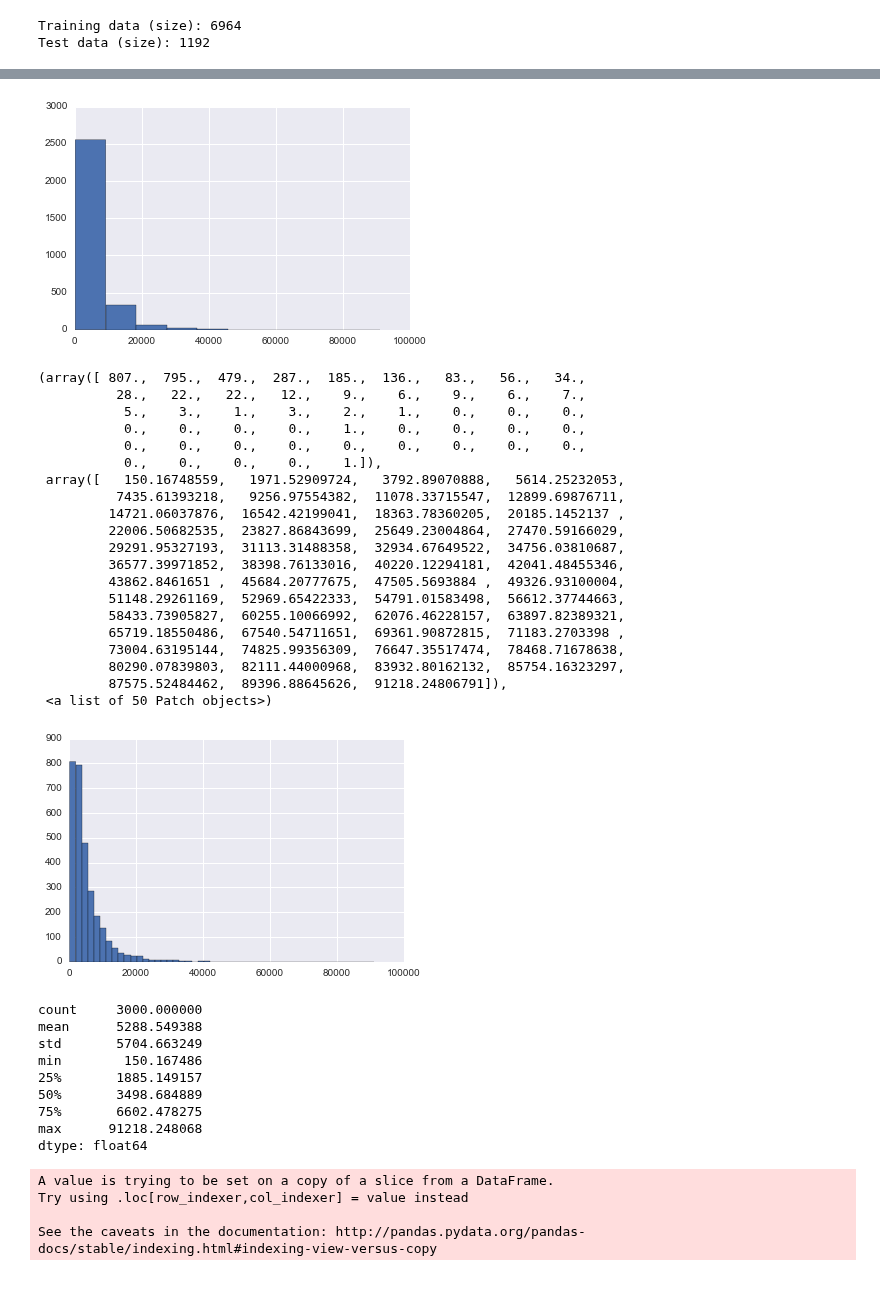
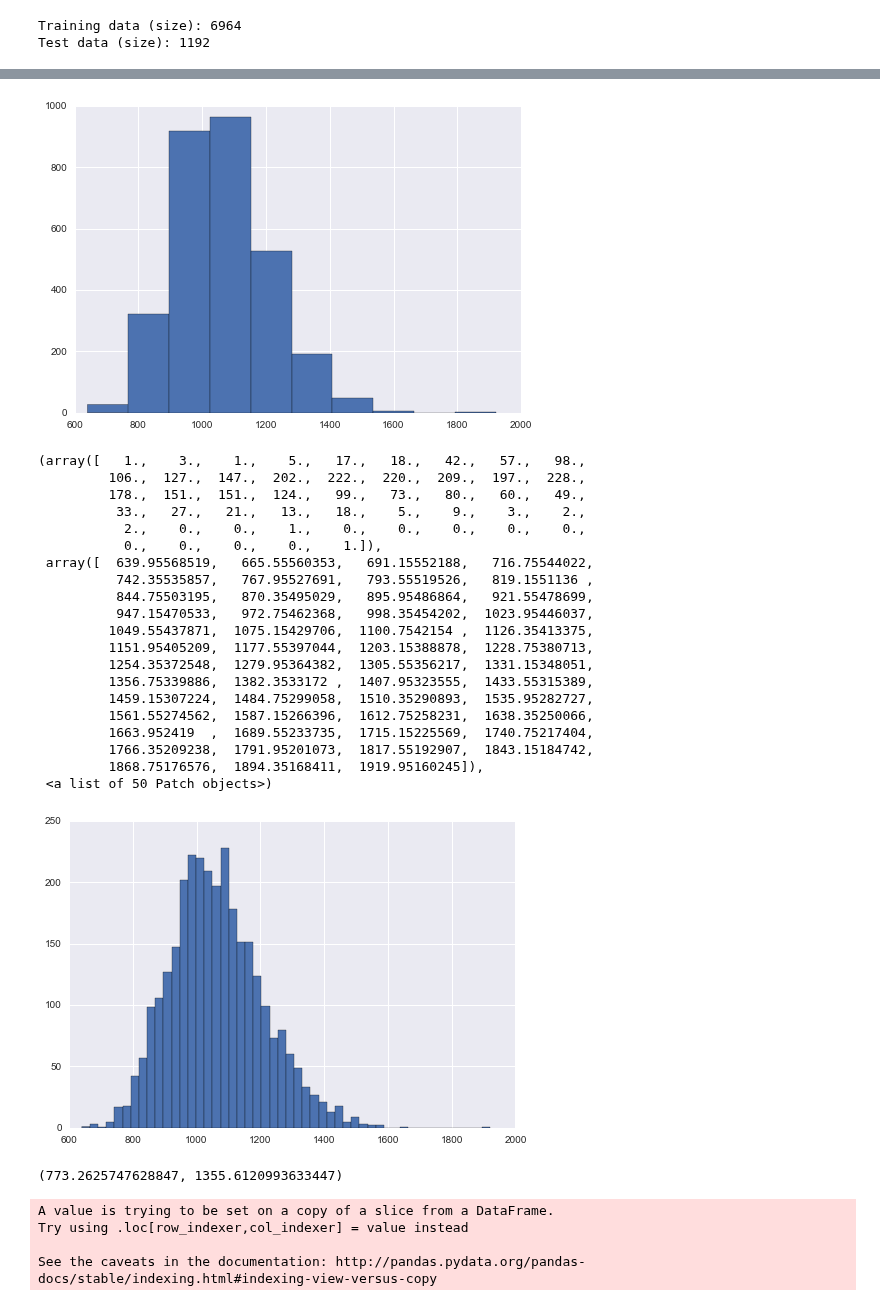
Before and after one commit to savourylie/Stock-Price-Forecaster, a Jupyter notebook: TradingBot/TradingBot.ipynb, the cells around one changed output, grey strips where cells are left out. Drawn from its saved outputs; the diff is of its cells as text; code cells hidden in the pictures.

Commit message:
Chimp now uses all data to predict from 2016-7-1 to 2016-9-27 (rolling for each date)

```diff
--- a/TradingBot/TradingBot.ipynb
+++ b/TradingBot/TradingBot.ipynb
@@ -805,7 +805,7 @@ class MonkeyBot:
             self.reset()
         print("Monkey: {0} times simulation took {1} seconds".format(iters, time.time() - start_time))
 
-monkey = MonkeyBot(data_train)
+monkey = MonkeyBot(data_full.iloc[7718:])
 
 start_time = time.time()
 iters = 3000
@@ -845,41 +849,34 @@ Monkey: 3000 times simulation took 125.078974962 seconds
-[figure, old version]
+[figure, new version]
 # %%
 plt.hist(monkey.pv_history_list, bins=50)
 # %% [output]
-(array([ 807.,  795.,  479.,  287.,  185.,  136.,   83.,   56.,   34.,
-          28.,   22.,   22.,   12.,    9.,    6.,    9.,    6.,    7.,
-           5.,    3.,    1.,    3.,    2.,    1.,    0.,    0.,    0.,
-           0.,    0.,    0.,    0.,    1.,    0.,    0.,    0.,    0.,
-           0.,    0.,    0.,    0.,    0.,    0.,    0.,    0.,    0.,
+(array([   1.,    3.,    1.,    5.,   17.,   18.,   42.,   57.,   98.,
+         106.,  127.,  147.,  202.,  222.,  220.,  209.,  197.,  228.,
+         178.,  151.,  151.,  124.,   99.,   73.,   80.,   60.,   49.,
+          33.,   27.,   21.,   13.,   18.,    5.,    9.,    3.,    2.,
+           2.,    0.,    0.,    1.,    0.,    0.,    0.,    0.,    0.,
            0.,    0.,    0.,    0.,    1.]),
- array([   150.16748559,   1971.52909724,   3792.89070888,   5614.25232053,
-          7435.61393218,   9256.97554382,  11078.33715547,  12899.69876711,
-         14721.06037876,  16542.42199041,  18363.78360205,  20185.1452137 ,
-         22006.50682535,  23827.86843699,  25649.23004864,  27470.59166029,
-         29291.95327193,  31113.31488358,  32934.67649522,  34756.03810687,
-         36577.39971852,  38398.76133016,  40220.12294181,  42041.48455346,
-         43862.8461651 ,  45684.20777675,  47505.5693884 ,  49326.93100004,
-         51148.29261169,  52969.65422333,  54791.01583498,  56612.37744663,
-         58433.73905827,  60255.10066992,  62076.46228157,  63897.82389321,
-         65719.18550486,  67540.54711651,  69361.90872815,  71183.2703398 ,
-         73004.63195144,  74825.99356309,  76647.35517474,  78468.71678638,
-         80290.07839803,  82111.44000968,  83932.80162132,  85754.16323297,
-         87575.52484462,  89396.88645626,  91218.24806791]),
+ array([  639.95568519,   665.55560353,   691.15552188,   716.75544022,
+          742.35535857,   767.95527691,   793.55519526,   819.1551136 ,
+          844.75503195,   870.35495029,   895.95486864,   921.55478699,
+          947.15470533,   972.75462368,   998.35454202,  1023.95446037,
+         1049.55437871,  1075.15429706,  1100.7542154 ,  1126.35413375,
+         1151.95405209,  1177.55397044,  1203.15388878,  1228.75380713,
+         1254.35372548,  1279.95364382,  1305.55356217,  1331.15348051,
+         1356.75339886,  1382.3533172 ,  1407.95323555,  1433.55315389,
+         1459.15307224,  1484.75299058,  1510.35290893,  1535.95282727,
+         1561.55274562,  1587.15266396,  1612.75258231,  1638.35250066,
+         1663.952419  ,  1689.55233735,  1715.15225569,  1740.75217404,
+         1766.35209238,  1791.95201073,  1817.55192907,  1843.15184742,
+         1868.75176576,  1894.35168411,  1919.95160245]),
  <a list of 50 Patch objects>)
-[figure, old version]
+[figure, new version]
 # %%
 statistics = pd.Series(monkey.pv_history_list)
 statistics.describe()
+print((statistics.mean() - 2 * statistics.std(), statistics.mean() + 2 * statistics.std(), ))
 # %% [output]
-count     3000.000000
-mean      5288.549388
-std       5704.663249
-min        150.167486
-25%       1885.149157
-50%       3498.684889
-75%       6602.478275
-max      91218.248068
-dtype: float64
+(773.2625747628847, 1355.6120993633447)
 # %%
 monkey_test = MonkeyBot(data_test)
 monkey_test.simulate(1000)
```
Also changed, not shown: parts of 7 cells of this notebook, 8 other files.
